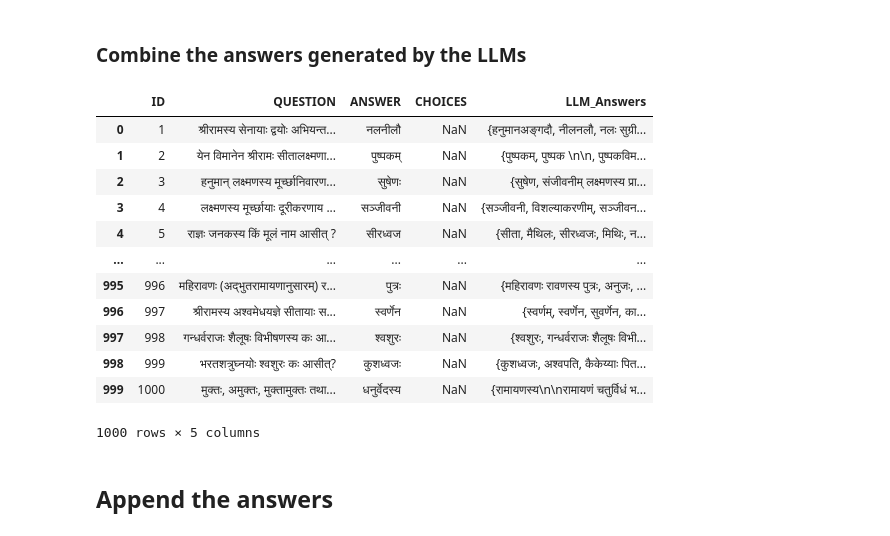
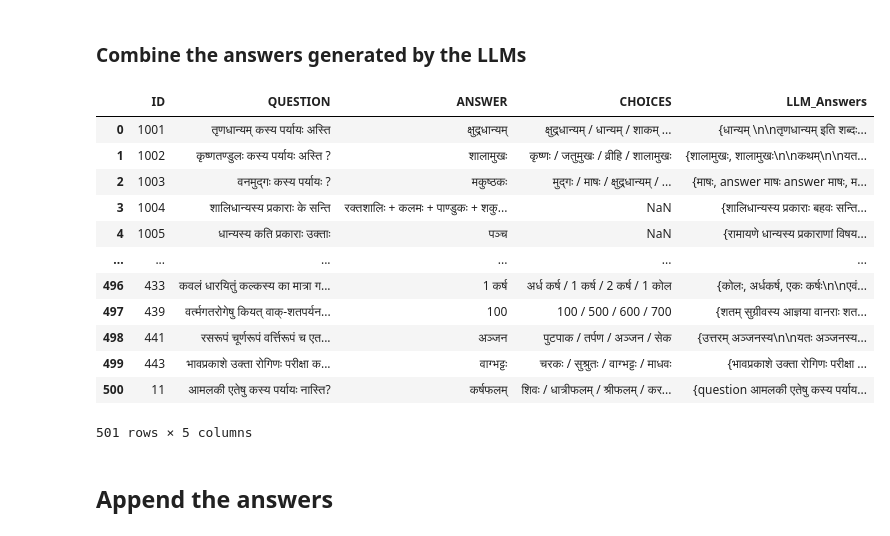
Before and after one commit to mahesh-ak/SktQA, a Jupyter notebook: Plots.ipynb, the cells around one changed output. Saved outputs shown, nothing was run; the diff lists cells and outputs as text; code cells hidden in the pictures.

Commit message:
Update: Ayurveda zero-shot corrected

```diff
--- a/Plots.ipynb
+++ b/Plots.ipynb
@@ -227,8 +228,8 @@ lang = 'sanskrit'
 qa_df = pd.read_csv(f'data/qa_set/{lang}.tsv', sep='\t')
 # %%
 answer_files = [f"results/zero_shot/{lang}_{i}.tsv" for i in range(3)] +\
-               [f"results/rag/{emb}_{k+1}.tsv" for k in range(4) for emb in ['bm25','fasttext','glove']]+\
-                [f"results/zero_shot/english_0.tsv"]
+               [f"results/rag/{pr}{emb}_{k+1}.tsv" for k in range(4) for emb in ['bm25','fasttext','glove']]+\
+                [f"results/kgqa/{lang}.tsv"]
 # %%
 from tqdm import tqdm
 tqdm.pandas()
@@ -239,27 +240,27 @@ from SktQA.utils import LOW_END_MODELS, DEFAULT_MODELS
 # %%
 qa_df['LLM_Answers'] = qa_df.apply(lambda x: set(), axis=1)
 for answer_file in tqdm(answer_files):
     answer_df = pd.read_csv(answer_file, sep='\t').fillna('')
-    methods = [col for col in answer_df.columns if col not in ['ID','QUESTION','ANSWER','CHOICES'] + LOW_END_MODELS and 'context' not in col]
+    methods = [col for col in answer_df.columns if col not in ['ID','QUESTION','ANSWER','CHOICES'] + LOW_END_MODELS and 'context' not in col and 'maxd' not in col and 'paths' not in col]
     qa_df['LLM_Answers_new'] = answer_df.apply(lambda x: [x[m].translate(table) for m in methods], axis=1)
     qa_df['LLM_Answers'] = qa_df.apply(lambda x: x['LLM_Answers'].union(x['LLM_Answers_new']), axis=1)
 qa_df.drop(columns=['LLM_Answers_new'], inplace=True)
 qa_df.apply(lambda x: x['LLM_Answers'].remove('') if '' in x['LLM_Answers'] else None, axis=1)
 qa_df
 # %% [output]
 |  | ID | QUESTION | ANSWER | CHOICES | LLM_Answers |
-| 0 | 1 | श्रीरामस्य सेनायाः द्वयोः अभियन्त... | नलनीलौ | NaN | {हनुमानअङ्गदौ, नीलनलौ, नलः सुग्री... |
-| 1 | 2 | येन विमानेन श्रीरामः सीतालक्ष्मणा... | पुष्पकम् | NaN | {पुष्पकम्, पुष्पक \n\n, पुष्पकविम... |
-| 2 | 3 | हनुमान् लक्ष्मणस्य मूर्च्छानिवारण... | सुषेणः | NaN | {सुषेण, संजीवनीम् लक्ष्मणस्य प्रा... |
-| 3 | 4 | लक्ष्मणस्य मूर्च्छायाः दूरीकरणाय ... | सञ्जीवनी | NaN | {सञ्जीवनी, विशल्याकरणीम्, सञ्जीवन... |
-| 4 | 5 | राज्ञः जनकस्य किं मूलं नाम आसीत् ? | सीरध्वज | NaN | {सीता, मैथिलः, सीरध्वजः, मिथिः, न... |
+| 0 | 1001 | तृणधान्यम् कस्य पर्यायः अस्ति | क्षुद्रधान्यम् | क्षुद्रधान्यम् / धान्यम् / शाकम् ... | {धान्यम् \n\nतृणधान्यम् इति शब्दः... |
+| 1 | 1002 | कृष्णतण्डुलः कस्य पर्यायः अस्ति ? | शालामुखः | कृष्णः / जतुमुखः / व्रीहि / शालामुखः | {शालामुखः, शालामुखः\n\nकथम्\n\nयत... |
+| 2 | 1003 | वनमुद्गः कस्य पर्यायः ? | मकुष्ठकः | मुद्गः / माषः / क्षुद्रधान्यम् / ... | {माषः, answer माषः answer माषः, म... |
+| 3 | 1004 | शालिधान्यस्य प्रकाराः के सन्ति | रक्तशालिः + कलमः + पाण्डुकः + शकु... | NaN | {शालिधान्यस्य प्रकाराः बहवः सन्ति... |
+| 4 | 1005 | धान्यस्य कति प्रकाराः उक्ताः | पञ्च | NaN | {रामायणे धान्यस्य प्रकाराणां विषय... |
 | ... | ... | ... | ... | ... | ... |
-| 995 | 996 | महिरावणः (अद्भुतरामायणानुसारम्) र... | पुत्रः | NaN | {महिरावणः रावणस्य पुत्रः, अनुजः, ... |
-| 996 | 997 | श्रीरामस्य अश्वमेधयज्ञे सीतायाः स... | स्वर्णेन | NaN | {स्वर्णम्, स्वर्णेन, सुवर्णेन, का... |
-| 997 | 998 | गन्धर्वराजः शैलूषः विभीषणस्य कः आ... | श्वशुरः | NaN | {श्वशुरः, गन्धर्वराजः शैलूषः विभी... |
-| 998 | 999 | भरतशत्रुघ्नयोः श्वशुरः कः आसीत्? | कुशध्वजः | NaN | {कुशध्वजः, अश्वपति, कैकेय्याः पित... |
-| 999 | 1000 | मुक्तः, अमुक्तः, मुक्तामुक्तः तथा... | धनुर्वेदस्य | NaN | {रामायणस्य\n\nरामायणं चतुर्विधं भ... |
+| 496 | 433 | कवलं धारयितुं कल्कस्य का मात्रा ग... | 1 कर्ष | अर्ध कर्ष / 1 कर्ष / 2 कर्ष / 1 कोल | {कोलः, अर्धकर्ष, एकः कर्षः\n\nएवं... |
+| 497 | 439 | वर्त्मगतरोगेषु कियत् वाक्-शतपर्यन... | 100 | 100 / 500 / 600 / 700 | {शतम् सुग्रीवस्य आज्ञया वानराः शत... |
+| 498 | 441 | रसरूपं चूर्णरूपं वर्त्तिरूपं च एत... | अञ्जन | पुटपाक / तर्पण / अञ्जन / सेक | {उत्तरम् अञ्जनस्य\n\nयतः अञ्जनस्य... |
+| 499 | 443 | भावप्रकाशे उक्ता रोगिणः परीक्षा क... | वाग्भट्टः | चरकः / सुश्रुतः / वाग्भट्टः / माधवः | {भावप्रकाशे उक्ता रोगिणः परीक्षा ... |
+| 500 | 11 | आमलकी एतेषु कस्य पर्यायः नास्ति? | कर्षफलम् | शिवः / धात्रीफलम् / श्रीफलम् / कर... | {question आमलकी एतेषु कस्य पर्याय... |
-1000 rows × 5 columns
+501 rows × 5 columns
 # %%
 qa_df['LLM_Answers'] = qa_df.apply(lambda x: '; '.join(list(x['LLM_Answers'])), axis=1)
 # %%
```
Also changed, not shown: parts of 2 cells of this notebook, 16 other files.
